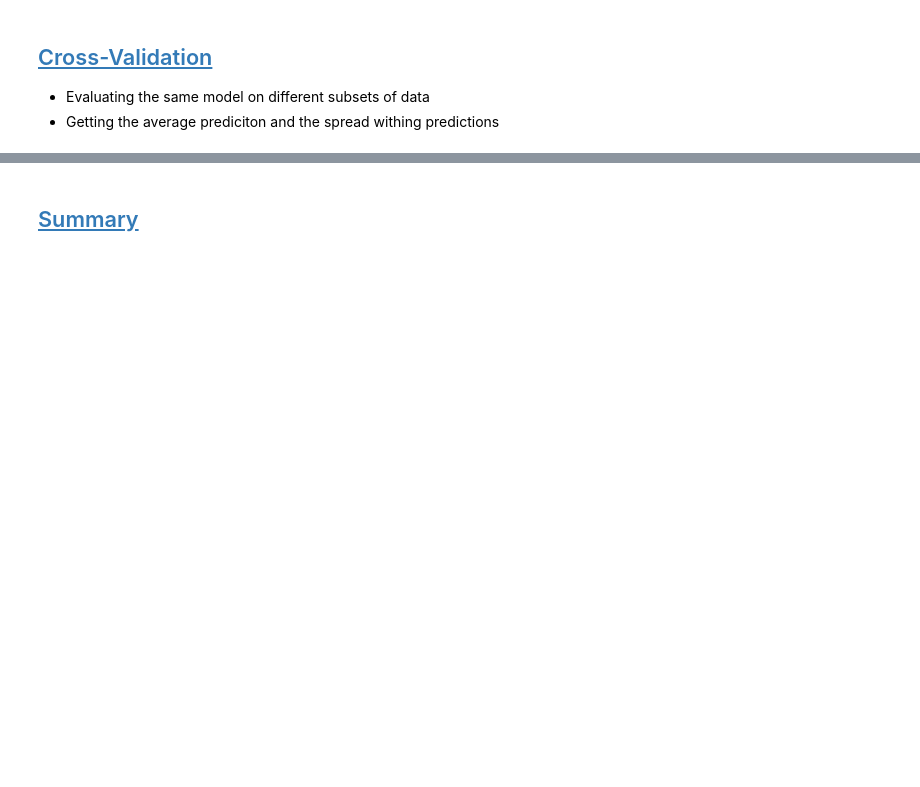
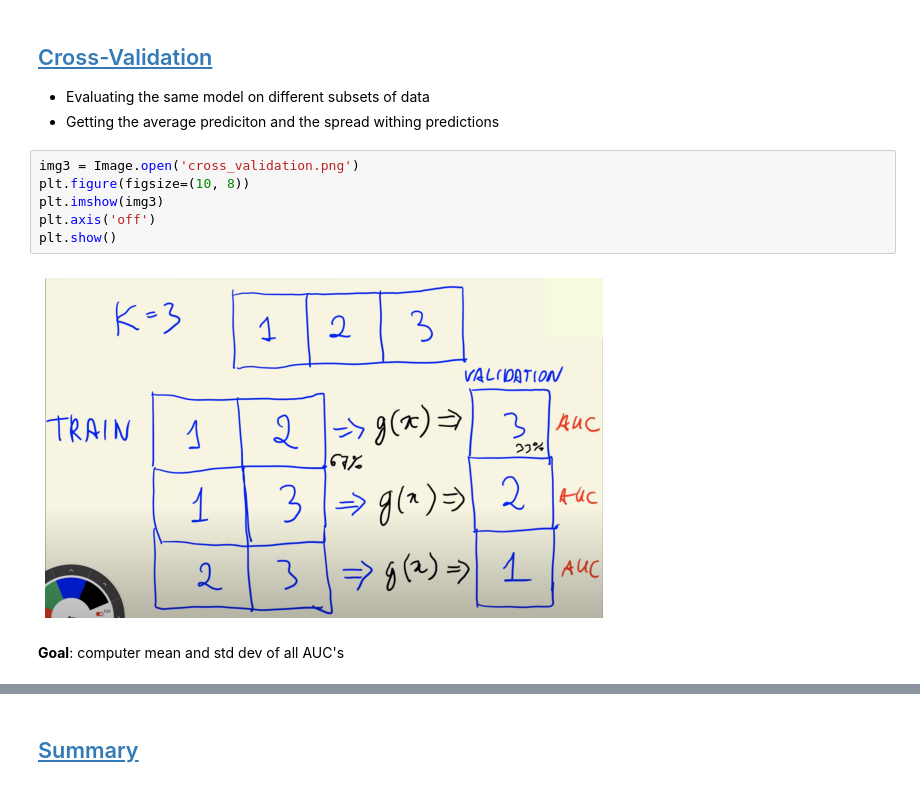
Before and after one commit to eerga/MLZoomcampHW, a Jupyter notebook: chapter_4/chapter4_notes.ipynb, the cells around one changed output, grey strips where cells are left out. Cells and saved outputs as stored; diff of their text form; blank space fills up the shorter version.

```diff
--- a/chapter_4/chapter4_notes.ipynb
+++ b/chapter_4/chapter4_notes.ipynb
@@ -516,3 +552,13 @@ roc_auc_score(y_val, y_pred)
 ## [Cross-Validation](https://www.youtube.com/watch?v=BIIZaVtUbf4&list=PL3MmuxUbc_hIhxl5Ji8t4O6lPAOpHaCLR&index=49)
 - Evaluating the same model on different subsets of data
 - Getting the average prediciton and the spread withing predictions
+# %%
+img3 = Image.open('cross_validation.png')
+plt.figure(figsize=(10, 8))
+plt.imshow(img3)
+plt.axis('off')
+plt.show()
+# %% [output]
+[figure, added]
+# %% [markdown]
+**Goal**: computer mean and std dev of all AUC's
```
Also changed, not shown: parts of 24 cells of this notebook, 3 other files.
